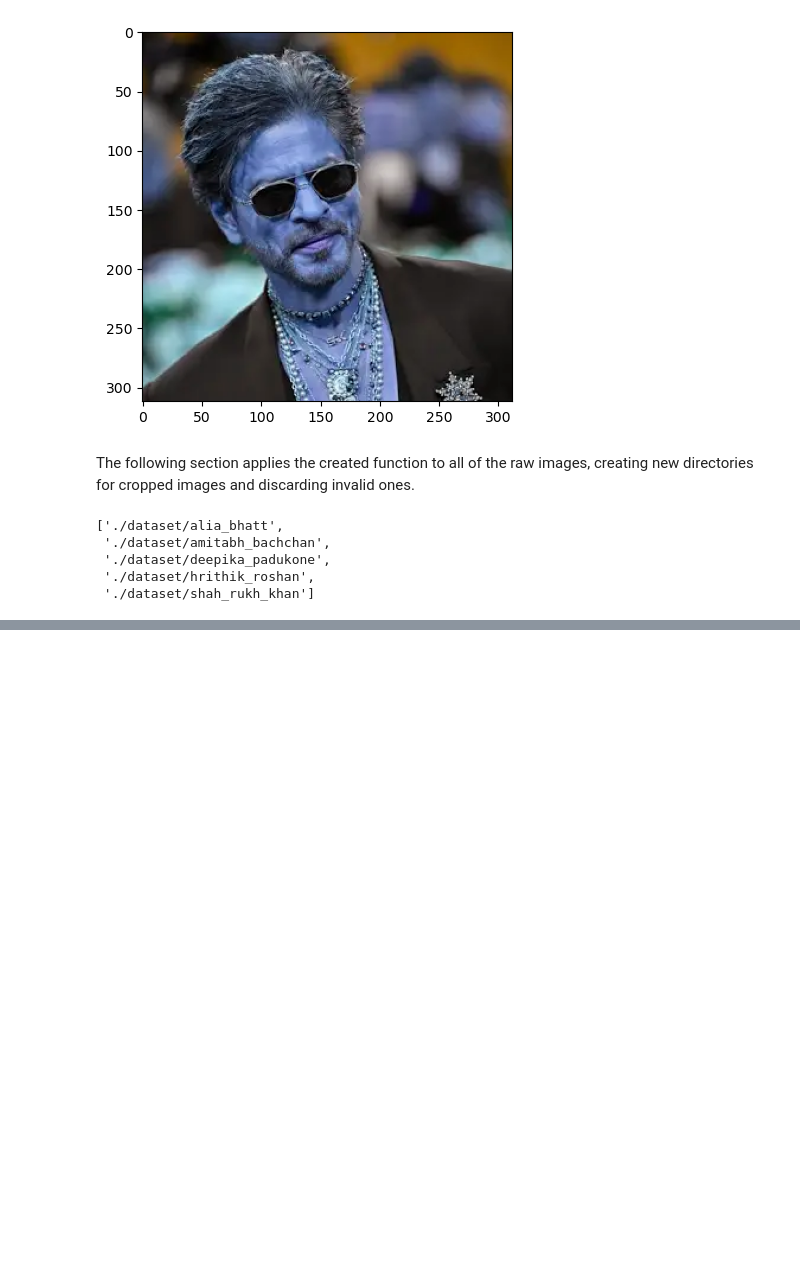
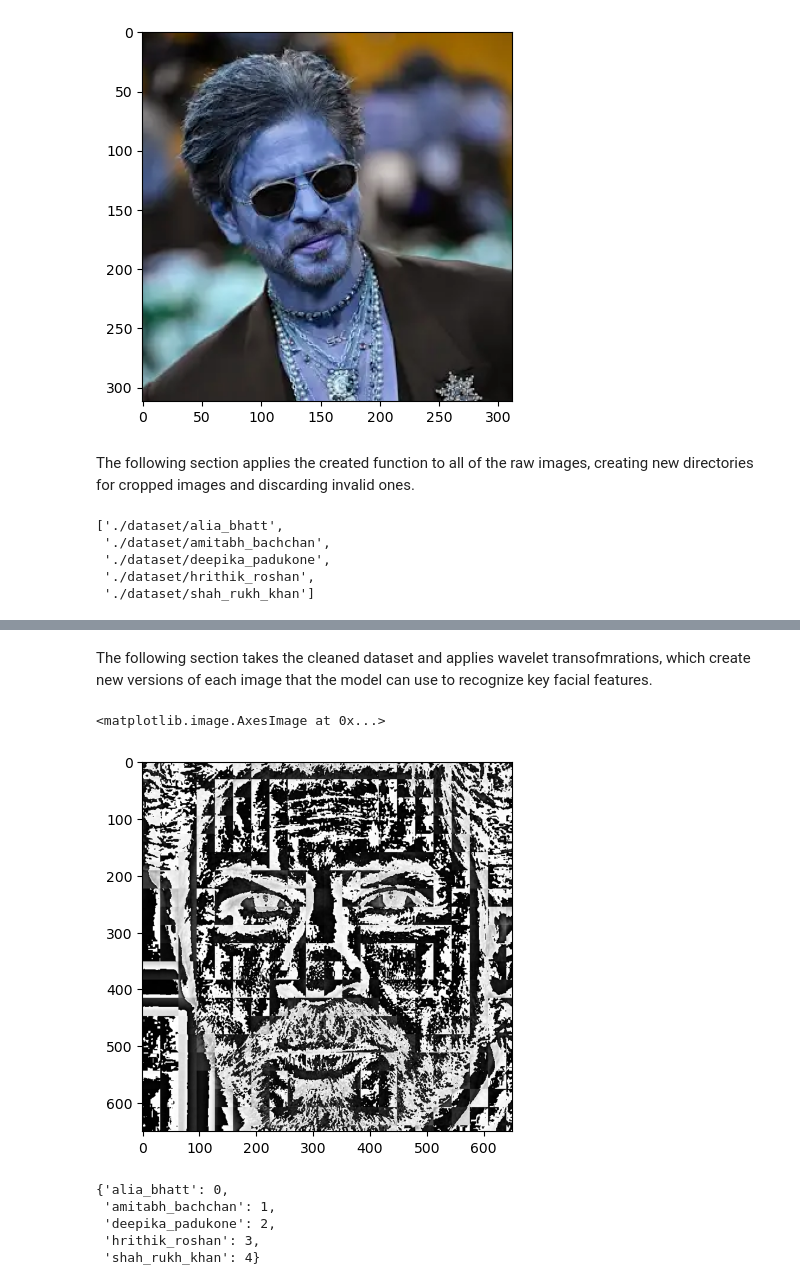
Before and after one commit to nairanan/Bollywood-Classification-Project, a Jupyter notebook: Model/bollywood_classifier_model.ipynb, the cells around one changed output, grey strips where cells are left out. Cells and saved outputs as stored; diff of their text form; code cells hidden in the pictures; blank space fills up the shorter version.

Commit message:
Feature engineering (wavelet) + fixed issues with cropped folder

```diff
--- a/Model/bollywood_classifier_model.ipynb
+++ b/Model/bollywood_classifier_model.ipynb
@@ -73,6 +73,8 @@ Given an image file path, the following function returns the ROI image as long a
 # %%
 def get_cropped_image(img_path):
     img = cv2.imread(img_path)
+    if img is None:
+        print(f"Image at {img_path} not found or unable to load.")
     gray = cv2.cvtColor(img, cv2.COLOR_BGR2GRAY)
     faces = face_cascade.detectMultiScale(gray, 1.3, 5)
     for (x,y,w,h) in faces:
@@ -128,13 +131,10 @@ os.mkdir(cropped_path)
 # %%
 cropped_img_dirs = []
-actor_filenames_dict = {}
 
 #for each actor folder in the dataset, makes a new folder for the actor in the cropped dir where processed images will be stored
 for img_dir in img_dirs:
     count = 1
     actor_name = img_dir.split('/')[-1]
-
-    actor_filenames_dict[actor_name] = []
 
     #for each image, get cropped image and write to folder if valid
     for img in os.scandir(img_dir):
@@ -148,5 +148,4 @@ for img_dir in img_dirs:
             cropped_file_path = cropped_folder + '/' + cropped_file_name
 
             cv2.imwrite(cropped_file_path, roi_color)
-            actor_filenames_dict[actor_name].append(cropped_file_path)
             count += 1
@@ -152,0 +180,47 @@ for img_dir in img_dirs:
+# %% [markdown]
+The following section takes the cleaned dataset and applies wavelet transofmrations, which create new versions of each image that the model can use to recognize key facial features.
+# %%
+import numpy as np
+import pywt
+import cv2
+
+def wavelet_transform(img, mode='haar', level=1):
+    #convert to grayscale
+    img = cv2.cvtColor(img,cv2.COLOR_RGB2GRAY )
+    #convert to float
+    img =  np.float32(img)
+    img /= 255;
+    # compute coefficients
+    coeffs = pywt.wavedec2(img, mode, level=level)
+
+    #Process Coefficients
+    coeffs_H = list(coeffs)
+    coeffs_H[0] *= 0;
+
+    # reconstruction
+    img_wav = pywt.waverec2(coeffs_H, mode);
+    img_wav *= 255;
+    img_wav =  np.uint8(img_wav)
+
+    return img_wav
+# %%
+#sample wavelet transform on an image
+img_wav = wavelet_transform(cropped_img, 'db1', 5)
+plt.imshow(img_wav, cmap='gray')
+# %% [output]
+<matplotlib.image.AxesImage at 0x...>
+[figure, added]
+# %%
+#assigns an id for each actor
+id_dict = {}
+count = 0
+for actor in actor_filenames_dict.keys():
+    id_dict[actor] = count
+    count += 1
+id_dict
+# %% [output]
+{'alia_bhatt': 0,
+ 'amitabh_bachchan': 1,
+ 'deepika_padukone': 2,
+ 'hrithik_roshan': 3,
+ 'shah_rukh_khan': 4}
```
Also changed, not shown: parts of 5 cells of this notebook, 16 other files.
